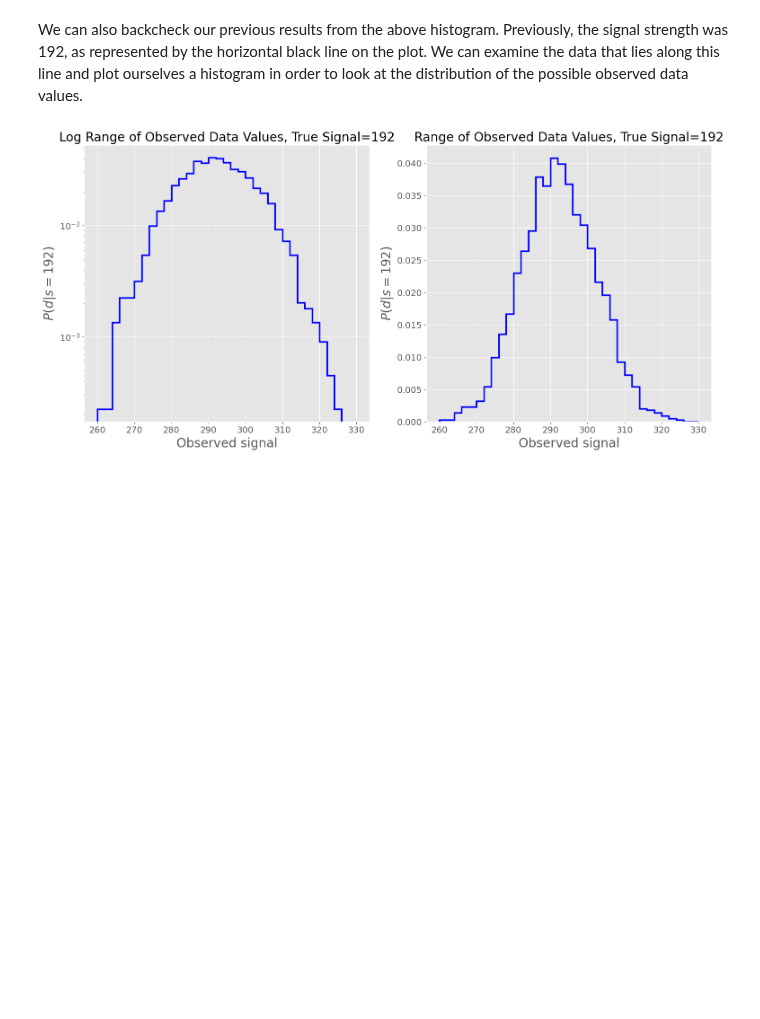
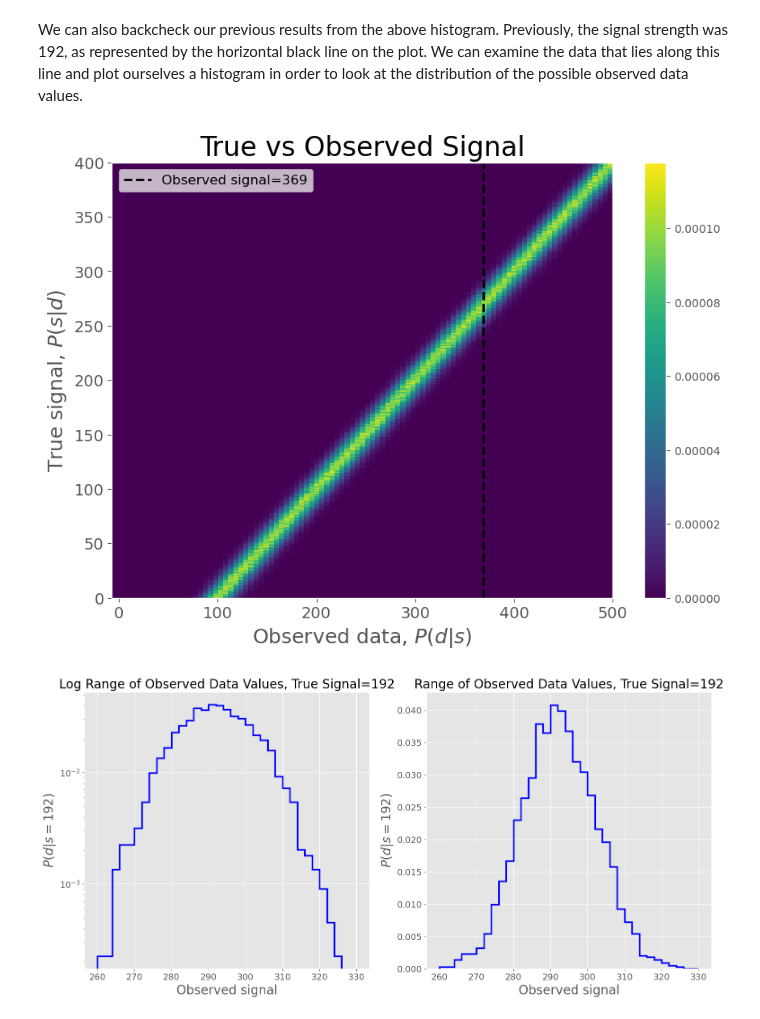
Before and after one commit to WyattOtsuka/PHYS434, a Jupyter notebook: lab6.ipynb, the cells around one changed output. Drawn from its saved outputs; the diff is of its cells as text; code cells hidden in the pictures; blank space fills up the shorter version.

```diff
--- a/lab6.ipynb
+++ b/lab6.ipynb
@@ -147,6 +147,27 @@ In the above plotted 2D histogram, we can visualize the spread of all of the pos
 ## B)
 # %% [markdown]
 We can also backcheck our previous results from the above histogram. Previously, the signal strength was 192, as represented by the horizontal black line on the plot. We can examine the data that lies along this line and plot ourselves a histogram in order to look at the distribution of the possible observed data values.
+# %%
+d = [369]*(len(signaledges)-2)
+
+plt.figure(figsize=(10,7))
+
+# Title and axes
+plt.title("True vs Observed Signal", fontsize=24)
+plt.xlabel('Observed data, $P(d|s)$', fontsize=18)
+plt.ylabel('True signal, $P(s|d)$', fontsize=18)
+plt.tick_params(labelsize = 14)
+
+plt.plot(d,signaledges[1:-1],linestyle='--',linewidth=2 ,color='black',label='Observed signal=369')
+
+# Legends and labels
+plt.pcolormesh(datacenters,signalcenters,Psd.T, shading = 'auto')
+plt.colorbar()
+plt.legend(loc='upper left', fontsize=12)
+
+plt.show()
+# %% [output]
+[figure, added]
 # %%
 observed_values = []
 for i in range(len(data)):
```
Also changed, not shown: parts of 11 cells of this notebook.
